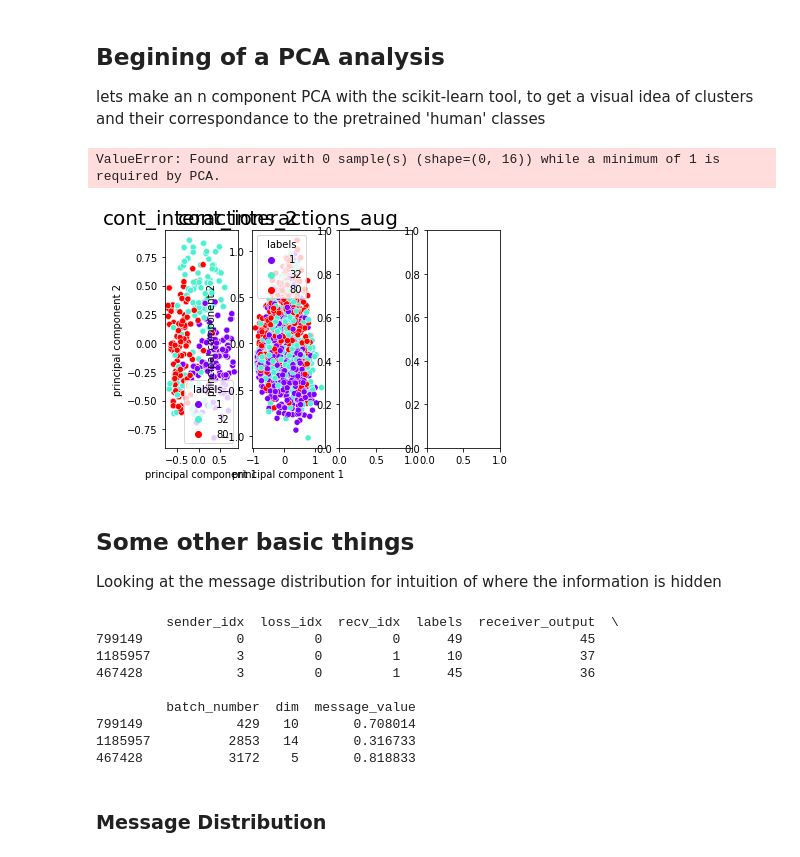
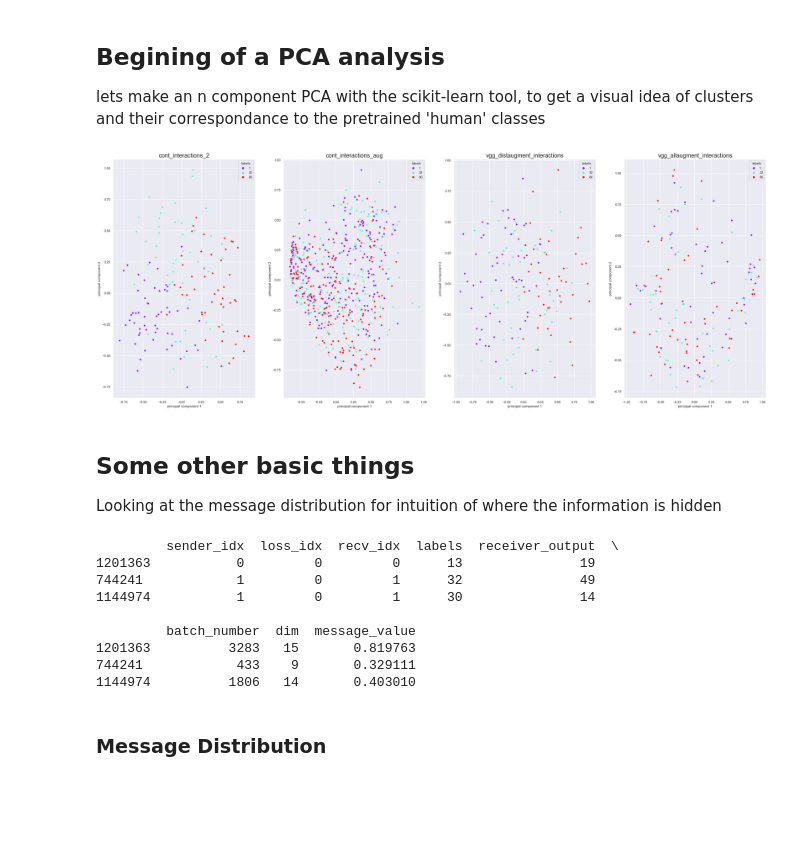
Before and after one commit to facebookresearch/EGG, a Jupyter notebook: egg/zoo/pop/scripts/continuous_interaction_analysis.ipynb, the cells around one changed output. Saved outputs shown, nothing was run; the diff lists cells and outputs as text; code cells hidden in the pictures; blank space fills up the shorter version.

Commit message:
continuous graphs

```diff
--- a/egg/zoo/pop/scripts/continuous_interaction_analysis.ipynb
+++ b/egg/zoo/pop/scripts/continuous_interaction_analysis.ipynb
@@ -16,8 +16,8 @@ import seaborn as sns
 # %%
 # Path to your interaction files
 base_path = Path("/Users/u203445/Documents/projects/EGG/")
-# interaction_files = ["cont_interactions_2","cont_interactions_aug","vgg_distaugment_interactions","vgg_allaugment_interactions"]
-interaction_files = ["vgg_distaugment_interactions","vgg_allaugment_interactions"]
+interaction_files = ["cont_interactions_2","cont_interactions_aug","vgg_distaugment_interactions","vgg_allaugment_interactions"]
+# interaction_files = ["vgg_distaugment_interactions","vgg_allaugment_interactions"]
 inters = [torch.load(base_path / file) for file in interaction_files]
 df_inters = [interaction_to_dataframe(inter) for inter in inters] # <-- put interactions into dataframes which are easy to handle
 # print("available information in dataframe : \n", df_inters[0].columns)
@@ -51,7 +38,7 @@ lets make an n component PCA with the scikit-learn tool, to get a visual idea of
 # %%
 ## Parameter Selection
 # select which senders and which pretraining class labels to visualise
-_chosen_sender_index = [2,3] # _chosen_sender_index = [0,1,2,3]
+_chosen_sender_index = [0] # _chosen_sender_index = [0,1,2,3]
 _chosen_labels = [1, 32, 80] # _chosen_labels = [i for i in range(100)]
 # PCA parameters
 n_components=10
@@ -59,35 +46,36 @@ n_components=10
 prin_comp_A = 1
 prin_comp_B = 2
 
 
 df_pcas = []
 fig, axes = plt.subplots(1,len(df_inters))
+sns.set(rc={'figure.figsize':(20*len(df_inters),15)})
+
 # lets get those sender specific PCAs
 for i,df_inter in enumerate(df_inters):
     # taking only the interactions that have the matching indexes for the chosen sender and the class labels
     selectedsender_interactions = df_inter[df_inter.sender_idx.isin(_chosen_sender_index)][df_inter.labels.isin(_chosen_labels)]
 
     # PCA
     pca = PCA(n_components)
     x = selectedsender_interactions.loc[:, selectedsender_interactions.columns.str.contains('dim')]
     principalComponents = pca.fit_transform(x)
     df_pca = pd.DataFrame(data = principalComponents
                 , columns = [f'principal component {i+1}' for i in range(n_components)])
     ## If we were to reuse those dimensions, this is what they look like :
     # print(df_pca[['principal component 1','principal component 2']].sample(3))
 
     # plotting PCA
     sns.scatterplot(df_pca[f'principal component {prin_comp_A}'],
         df_pca[f'principal component {prin_comp_B}'],
         hue = selectedsender_interactions.set_index(df_pca.index).labels,
         ax=axes[i],
         palette='rainbow',
     ).set_title(interaction_files[i], fontsize = 20),
 
     # ax.grid()
 # %% [output]
-ValueError: Found array with 0 sample(s) (shape=(0, 16)) while a minimum of 1 is required by PCA.
-[figure, old version]
+[figure, new version]
 # %% [markdown]
 ## Some other basic things
 Looking at the message distribution for intuition of where the information is hidden
@@ -101,14 +89,14 @@ for df_inter in df_inters:
 print(melted_dfs[0].sample(3)) # have a look here if needed
 # %% [output]
          sender_idx  loss_idx  recv_idx  labels  receiver_output  \
-799149            0         0         0      49               45
-1185957           3         0         1      10               37
-467428            3         0         1      45               36
+1201363           0         0         0      13               19
+744241            1         0         1      32               49
+1144974           1         0         1      30               14
 
          batch_number  dim  message_value
-799149            429   10       0.708014
-1185957          2853   14       0.316733
-467428           3172    5       0.818833
+1201363          3283   15       0.819763
+744241            433    9       0.329111
+1144974          1806   14       0.403010
 # %% [markdown]
 ### Message Distribution
 # %%
```
Also changed, not shown: parts of 4 cells of this notebook.
